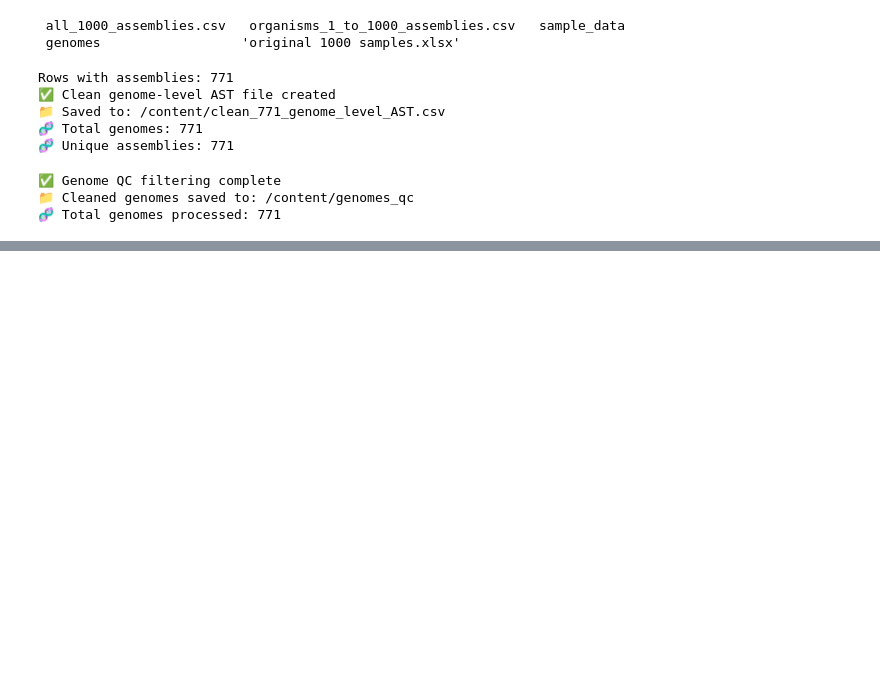
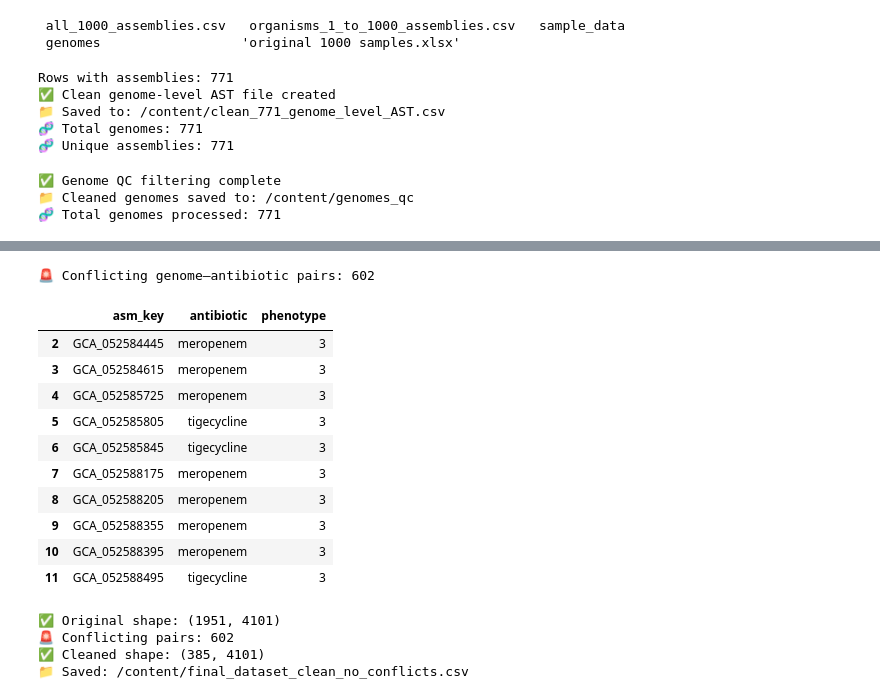
Before and after one commit to Oselin1988/ast_model, a Jupyter notebook: Untitled9.ipynb, the cells around one changed output, grey strips where cells are left out. Cells and saved outputs as stored; diff of their text form; code cells hidden in the pictures; blank space fills up the shorter version.

```diff
--- a/Untitled9.ipynb
+++ b/Untitled9.ipynb
@@ -613,0 +1013,61 @@ print(f"📁 k-mer files saved to: {OUTPUT_DIR}")
+# %%
+import pandas as pd
+
+df = pd.read_csv("/content/final_dataset_kmers_antibiotic.csv")
+
+conflicts = (
+    df.groupby(["asm_key", "antibiotic"])["phenotype"]
+    .nunique()
+    .reset_index()
+)
+
+conflicts = conflicts[conflicts["phenotype"] > 1]
+print("🚨 Conflicting genome–antibiotic pairs:", conflicts.shape[0])
+conflicts.head(10)
+# %% [output]
+🚨 Conflicting genome–antibiotic pairs: 602
+|  | asm_key | antibiotic | phenotype |
+| 2 | GCA_052584445 | meropenem | 3 |
+| 3 | GCA_052584615 | meropenem | 3 |
+| 4 | GCA_052585725 | meropenem | 3 |
+| 5 | GCA_052585805 | tigecycline | 3 |
+| 6 | GCA_052585845 | tigecycline | 3 |
+| 7 | GCA_052588175 | meropenem | 3 |
+| 8 | GCA_052588205 | meropenem | 3 |
+| 9 | GCA_052588355 | meropenem | 3 |
+| 10 | GCA_052588395 | meropenem | 3 |
+| 11 | GCA_052588495 | tigecycline | 3 |
+# %%
+import pandas as pd
+
+df = pd.read_csv("/content/final_dataset_kmers_antibiotic.csv")
+
+# Find genome–antibiotic pairs with >1 unique phenotype
+conflict_pairs = (
+    df.groupby(["asm_key", "antibiotic"])["phenotype"]
+      .nunique()
+      .reset_index()
+      .query("phenotype > 1")[["asm_key", "antibiotic"]]
+)
+
+# Convert to set of tuples for fast filtering
+conflict_set = set(map(tuple, conflict_pairs.values))
+
+# Remove all rows belonging to conflicting pairs
+df_clean = df[~df[["asm_key", "antibiotic"]].apply(tuple, axis=1).isin(conflict_set)].copy()
+
+# Remove exact duplicate rows if any remain
+df_clean = df_clean.drop_duplicates(subset=["asm_key", "antibiotic", "phenotype"])
+
+print("✅ Original shape:", df.shape)
+print("🚨 Conflicting pairs:", len(conflict_set))
+print("✅ Cleaned shape:", df_clean.shape)
+
+# Save
+df_clean.to_csv("/content/final_dataset_clean_no_conflicts.csv", index=False)
+print("📁 Saved: /content/final_dataset_clean_no_conflicts.csv")
+# %% [output]
+✅ Original shape: (1951, 4101)
+🚨 Conflicting pairs: 602
+✅ Cleaned shape: (385, 4101)
+📁 Saved: /content/final_dataset_clean_no_conflicts.csv
```
Also changed, not shown: parts of 58 cells of this notebook.
